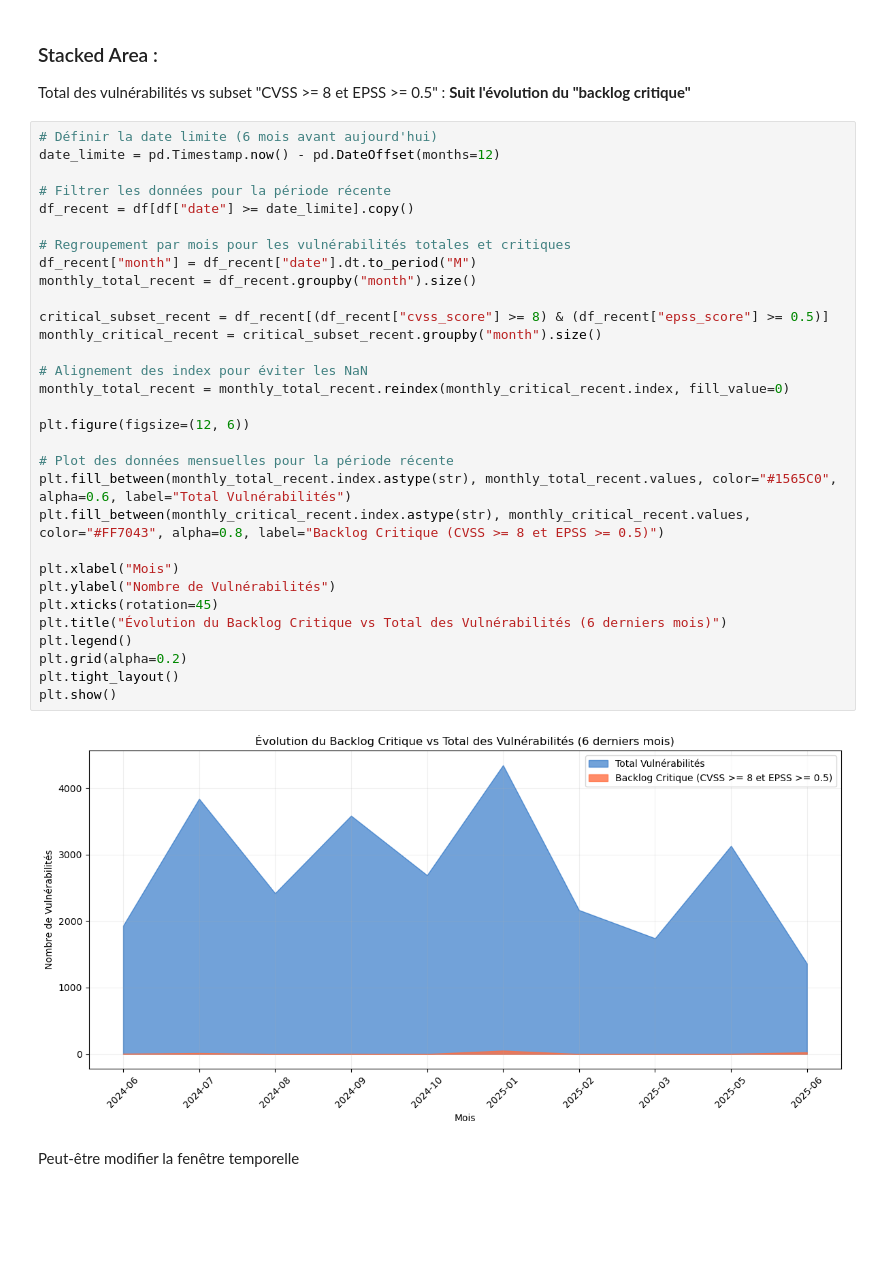
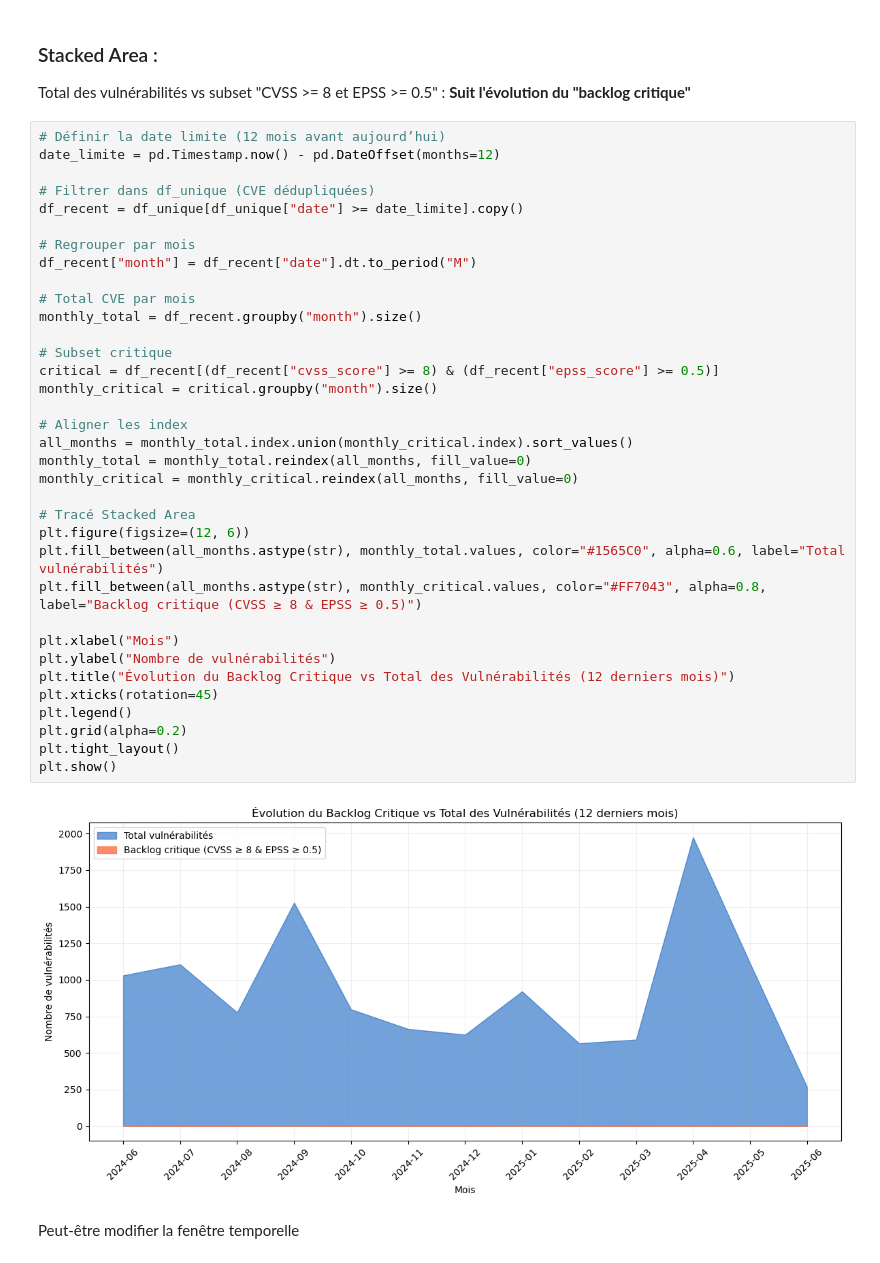
Before and after one commit to DorDNS/AtelierDS_PRJ, a Jupyter notebook: notebooks/analysis.ipynb, the cells around one changed output. Cells and saved outputs as stored; diff of their text form; blank space fills up the shorter version.

```diff
--- a/notebooks/analysis.ipynb
+++ b/notebooks/analysis.ipynb
@@ -219,38 +241,42 @@ plt.show()
 
 Total des vulnérabilités vs subset "CVSS >= 8 et EPSS >= 0.5" : **Suit l'évolution du "backlog critique"**
 # %%
-# Définir la date limite (6 mois avant aujourd'hui)
+# Définir la date limite (12 mois avant aujourd’hui)
 date_limite = pd.Timestamp.now() - pd.DateOffset(months=12)
 
-# Filtrer les données pour la période récente
-df_recent = df[df["date"] >= date_limite].copy()
+# Filtrer dans df_unique (CVE dédupliquées)
+df_recent = df_unique[df_unique["date"] >= date_limite].copy()
 
-# Regroupement par mois pour les vulnérabilités totales et critiques
+# Regrouper par mois
 df_recent["month"] = df_recent["date"].dt.to_period("M")
-monthly_total_recent = df_recent.groupby("month").size()
 
-critical_subset_recent = df_recent[(df_recent["cvss_score"] >= 8) & (df_recent["epss_score"] >= 0.5)]
-monthly_critical_recent = critical_subset_recent.groupby("month").size()
+# Total CVE par mois
+monthly_total = df_recent.groupby("month").size()
 
-# Alignement des index pour éviter les NaN
-monthly_total_recent = monthly_total_recent.reindex(monthly_critical_recent.index, fill_value=0)
+# Subset critique
+critical = df_recent[(df_recent["cvss_score"] >= 8) & (df_recent["epss_score"] >= 0.5)]
+monthly_critical = critical.groupby("month").size()
 
+# Aligner les index
+all_months = monthly_total.index.union(monthly_critical.index).sort_values()
+monthly_total = monthly_total.reindex(all_months, fill_value=0)
+monthly_critical = monthly_critical.reindex(all_months, fill_value=0)
+
+# Tracé Stacked Area
 plt.figure(figsize=(12, 6))
-
-# Plot des données mensuelles pour la période récente
-plt.fill_between(monthly_total_recent.index.astype(str), monthly_total_recent.values, color="#1565C0", alpha=0.6, label="Total Vulnérabilités")
-plt.fill_between(monthly_critical_recent.index.astype(str), monthly_critical_recent.values, color="#FF7043", alpha=0.8, label="Backlog Critique (CVSS >= 8 et EPSS >= 0.5)")
+plt.fill_between(all_months.astype(str), monthly_total.values, color="#1565C0", alpha=0.6, label="Total vulnérabilités")
+plt.fill_between(all_months.astype(str), monthly_critical.values, color="#FF7043", alpha=0.8, label="Backlog critique (CVSS ≥ 8 & EPSS ≥ 0.5)")
 
 plt.xlabel("Mois")
-plt.ylabel("Nombre de Vulnérabilités")
+plt.ylabel("Nombre de vulnérabilités")
+plt.title("Évolution du Backlog Critique vs Total des Vulnérabilités (12 derniers mois)")
 plt.xticks(rotation=45)
-plt.title("Évolution du Backlog Critique vs Total des Vulnérabilités (6 derniers mois)")
 plt.legend()
 plt.grid(alpha=0.2)
 plt.tight_layout()
 plt.show()
 # %% [output]
-[figure, old version]
+[figure, new version]
 # %% [markdown]
 Peut-être modifier la fenêtre temporelle
 # %% [markdown]
```
Also changed, not shown: parts of 8 cells of this notebook.
